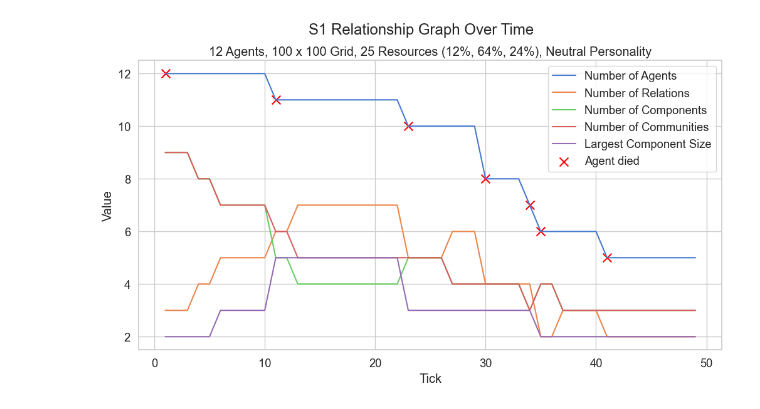
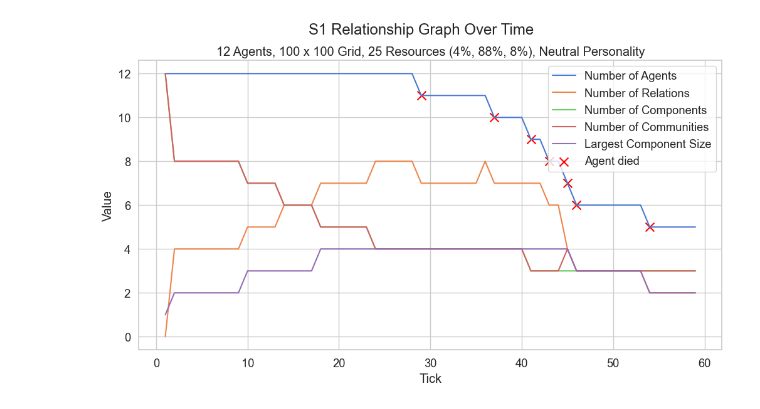
Before and after one commit to epoikos-project/notebooks, a Jupyter notebook: plots/relationship_graph.ipynb, the cells around one changed output. Cells and saved outputs as stored; diff of their text form; code cells hidden in the pictures.

```diff
--- a/plots/relationship_graph.ipynb
+++ b/plots/relationship_graph.ipynb
@@ -12,6 +13,8 @@ import matplotlib.pyplot as plt
 # %%
-simulation_id = "test-5585fd"
+simulation_id = "test-140499"
 personality = "Neutral Personality"
+
+data_dir = os.path.abspath(os.path.join("..", "data", simulation_id))
 
 download_relationship_metrics_csv(simulation_id=simulation_id, redownload=False)
 download_map(simulation_id=simulation_id)
@@ -30,5 +33,8 @@ Map downloaded to /Users/yannikhahn/Code/epoikos-notebooks/data/test-5585fd/test
 # %%
-df_filtered = df[df['average_sentiment'] != 0].copy()
+df_filtered = pd.concat([
+    df.iloc[[0]],
+    df.iloc[1:][df.iloc[1:]['average_sentiment'] != 0]
+]).copy()
 df_filtered['tick'] = range(1, len(df_filtered) + 1)
 df_filtered = df_filtered.sort_values('tick').reset_index(drop=True)
 df_filtered.head()
@@ -47,33 +53,37 @@ sns.set_theme(style="whitegrid", palette="muted", font_scale=1.2)
 # %%
 selected_metrics = [
     ("num_nodes", "Number of Agents"),
     ("num_edges", "Number of Relations"),
     ("num_components", "Number of Components"),
     ("num_communities", "Number of Communities"),
     ("largest_component_size", "Largest Component Size"),
 ]
 
 plt.figure(figsize=(12, 6))
 for (metric, label) in selected_metrics:
     sns.lineplot(data=df_filtered, x="tick", y=metric, label=label)
 
-# Find ticks where 'num_nodes' changes
+# Find ticks where 'num_nodes' changes, except at the first tick
 num_nodes = df_filtered['num_nodes']
 change_indices = num_nodes[num_nodes.diff() != 0].index
+change_indices = change_indices[change_indices != 0]  # exclude the first tick (index 0)
 change_ticks = df_filtered.loc[change_indices, 'tick']
 change_values = df_filtered.loc[change_indices, 'num_nodes']
 
 # Mark changes with red 'x'
 plt.scatter(change_ticks, change_values, color='red', marker='x', s=100, label='Agent died')
 
 plt.xlabel("Tick")
 plt.ylabel("Value")
 plt.title(generate_plot_title(world_data, len(agent_data), personality))
 plt.suptitle("S1 Relationship Graph Over Time")
 plt.legend()
+
+plt.savefig(os.path.join(data_dir, f"{simulation_id}_number_of_x.png"), dpi=300)
+
 plt.show()
 # %% [output]
-[figure, old version]
+[figure, new version]
 # %%
 import seaborn as sns
 
```
Also changed, not shown: parts of 4 cells of this notebook.
